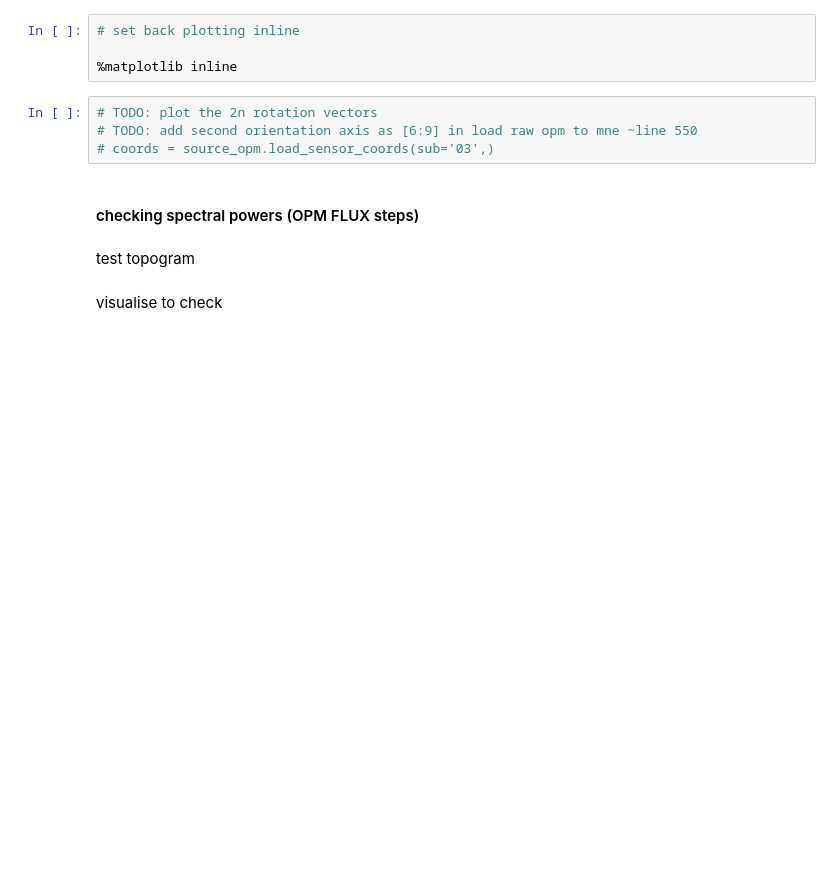
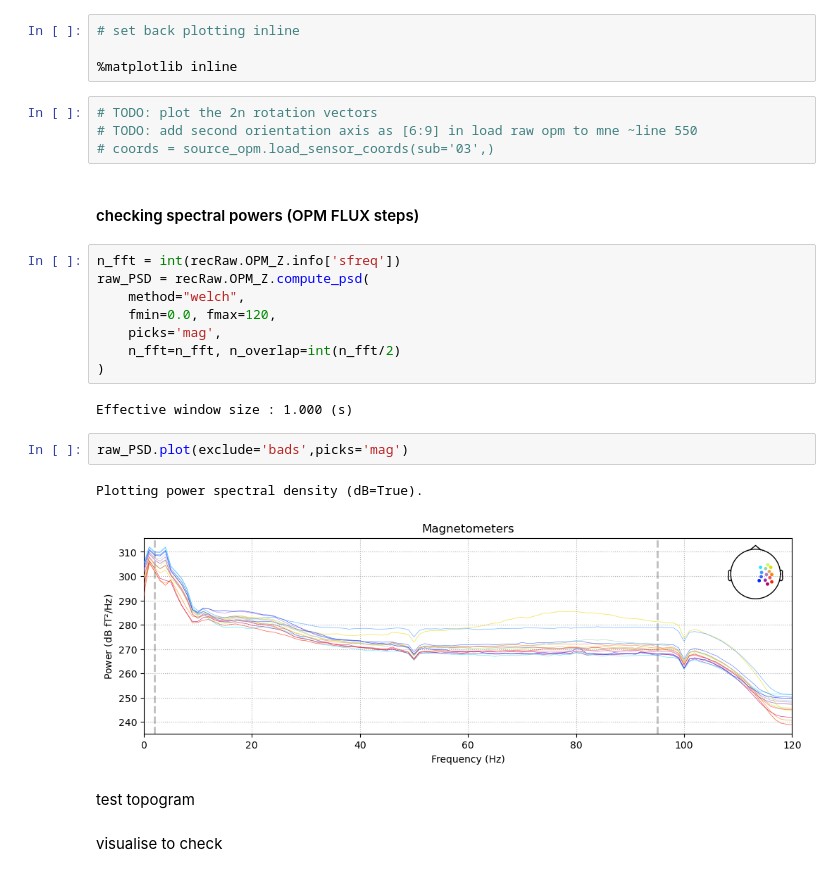
Before and after one commit to jgvhabets/lid_opm, a Jupyter notebook: notebooks/dev_meg_preprocess.ipynb, the cells around one changed output. Cells and saved outputs as stored; diff of their text form; blank space fills up the shorter version.

```diff
--- a/notebooks/dev_meg_preprocess.ipynb
+++ b/notebooks/dev_meg_preprocess.ipynb
@@ -166,6 +166,21 @@ plt.close()
 # coords = source_opm.load_sensor_coords(sub='03',)
 # %% [markdown]
 #### checking spectral powers (OPM FLUX steps)
+# %%
+n_fft = int(recRaw.OPM_Z.info['sfreq'])
+raw_PSD = recRaw.OPM_Z.compute_psd(
+    method="welch",
+    fmin=0.0, fmax=120,
+    picks='mag',
+    n_fft=n_fft, n_overlap=int(n_fft/2)
+)
+# %% [output]
+Effective window size : 1.000 (s)
+# %%
+raw_PSD.plot(exclude='bads',picks='mag')
+# %% [output]
+Plotting power spectral density (dB=True).
+[figure, added]
 # %% [markdown]
 test topogram
 # %% [markdown]
```
Also changed, not shown: parts of 2 cells of this notebook.
